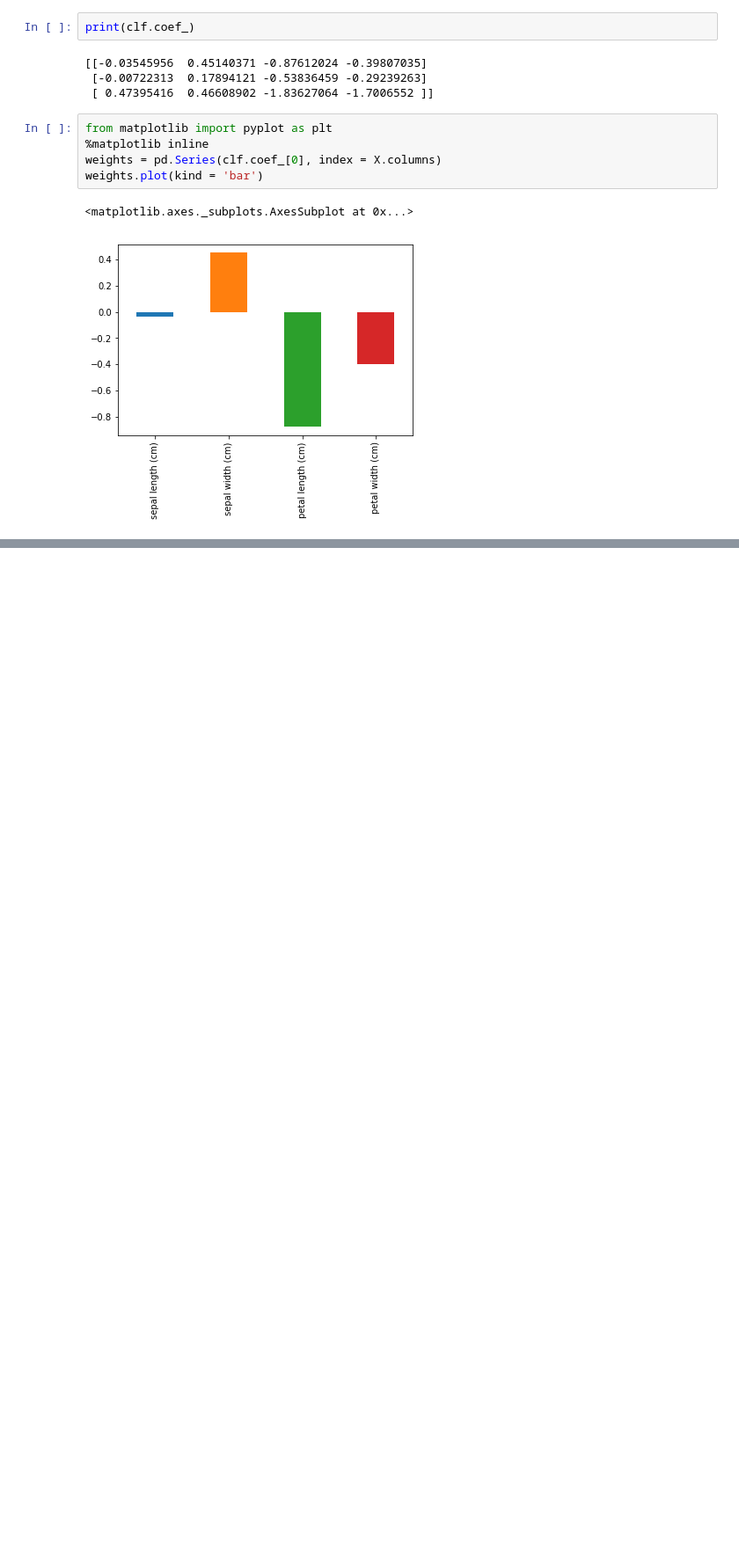
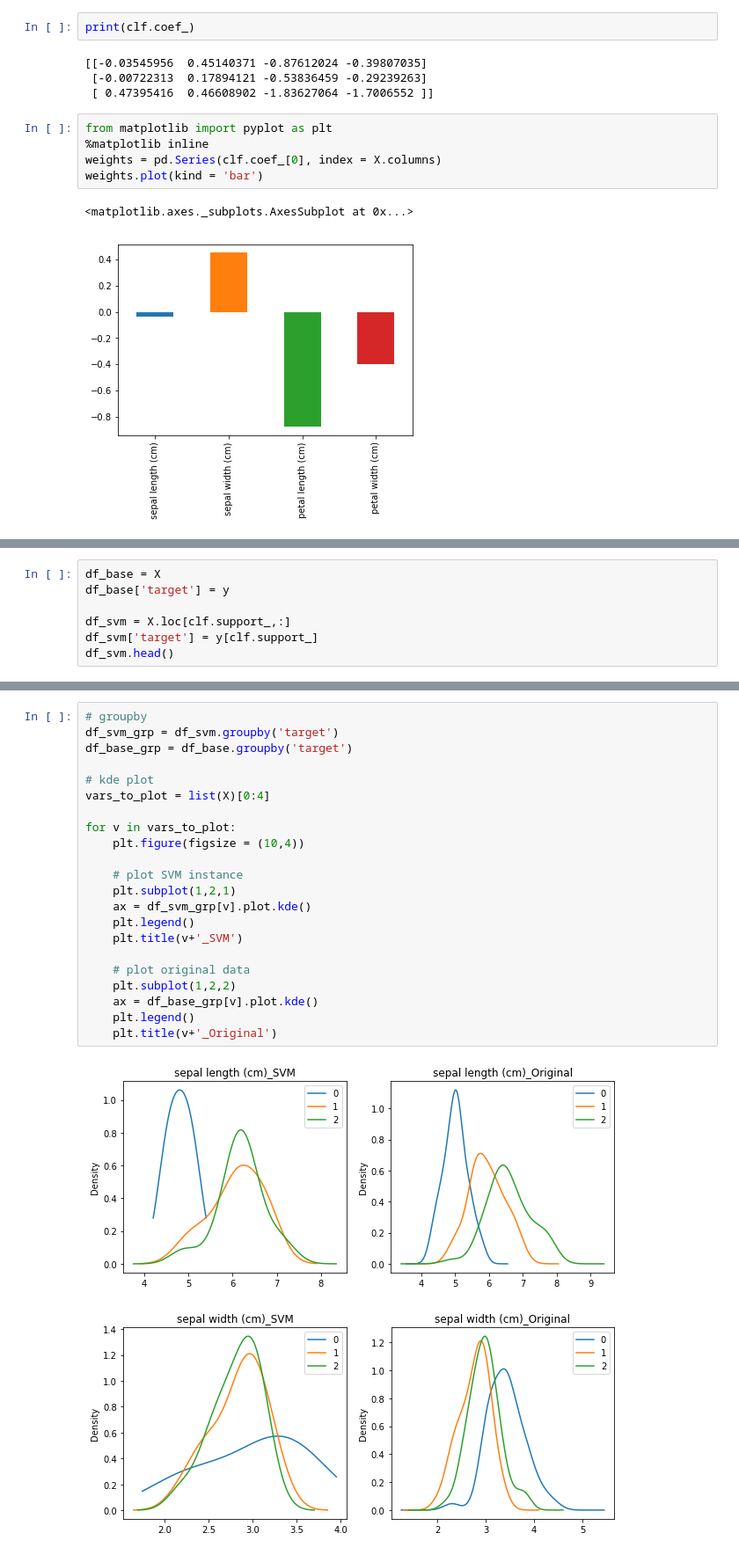
Before and after one commit to MooyoungLee/reference, a Jupyter notebook: OnGoing/SupportVectorMachine.ipynb, the cells around one changed output, grey strips where cells are left out. Shown: that part at 88% size. Saved outputs shown, nothing was run; the diff lists cells and outputs as text; blank space fills up the shorter version.

```diff
--- a/OnGoing/SupportVectorMachine.ipynb
+++ b/OnGoing/SupportVectorMachine.ipynb
@@ -171,0 +174,7 @@ weights.plot(kind = 'bar')
+# %%
+df_base = X
+df_base['target'] = y
+
+df_svm = X.loc[clf.support_,:]
+df_svm['target'] = y[clf.support_]
+df_svm.head()
@@ -171,0 +192,25 @@ weights.plot(kind = 'bar')
+# %%
+# groupby
+df_svm_grp = df_svm.groupby('target')
+df_base_grp = df_base.groupby('target')
+
+# kde plot
+vars_to_plot = list(X)[0:4]
+
+for v in vars_to_plot:
+    plt.figure(figsize = (10,4))
+
+    # plot SVM instance
+    plt.subplot(1,2,1)
+    ax = df_svm_grp[v].plot.kde()
+    plt.legend()
+    plt.title(v+'_SVM')
+
+    # plot original data
+    plt.subplot(1,2,2)
+    ax = df_base_grp[v].plot.kde()
+    plt.legend()
+    plt.title(v+'_Original')
+# %% [output]
+[figure, added]
+[figure, added]
```
Also changed, not shown: parts of 5 cells of this notebook.
